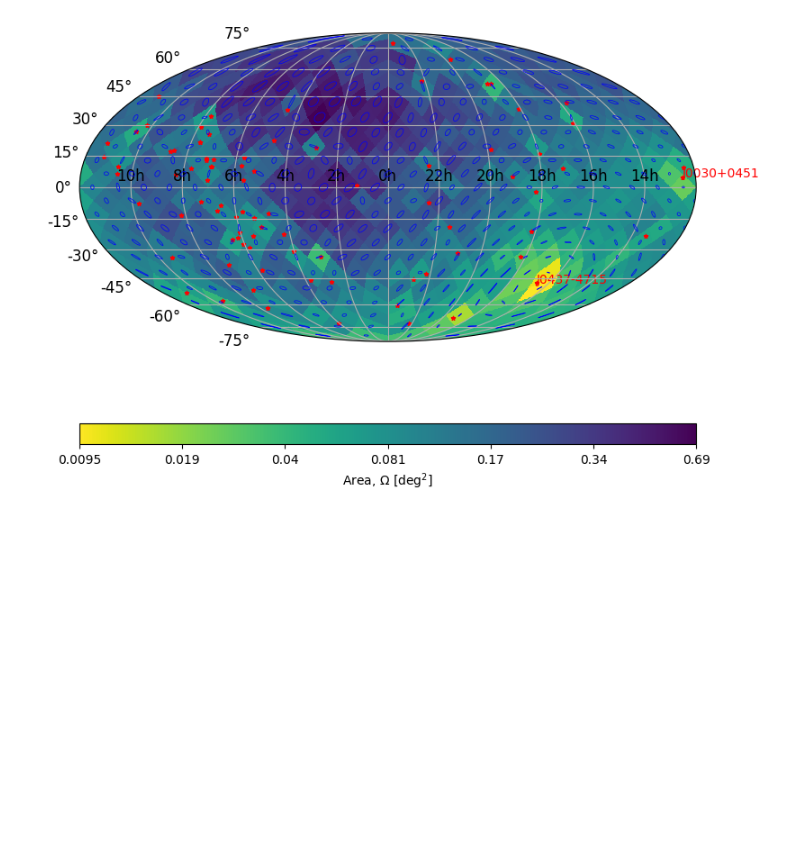
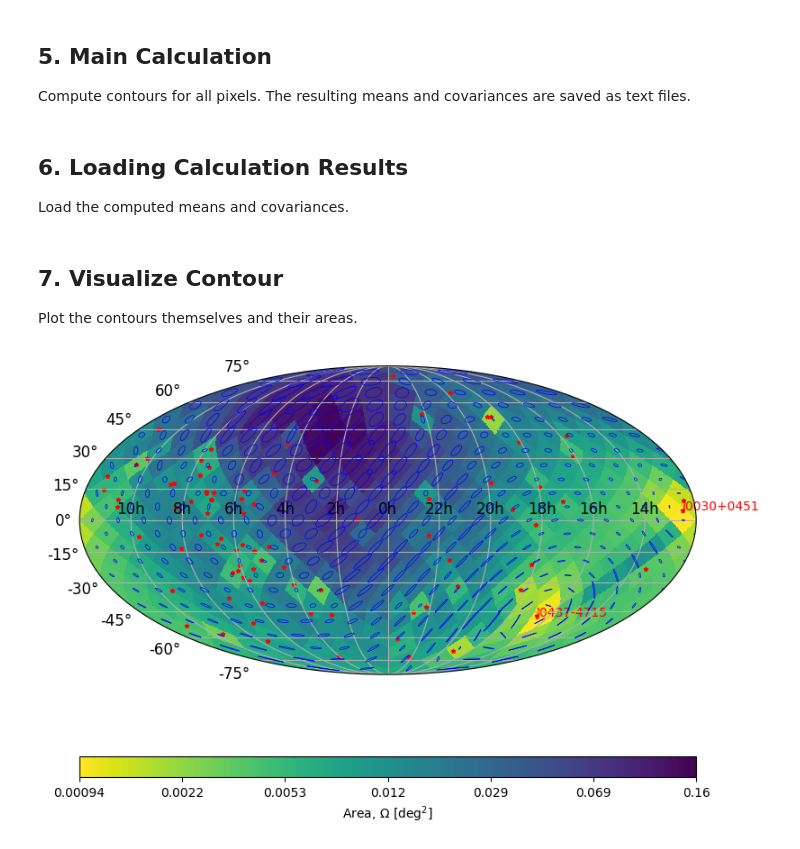
Before and after one commit to rkatophys/contour-calculation, a Jupyter notebook: contour_calculation.ipynb, the cells around one changed output. Drawn from its saved outputs; the diff is of its cells as text; code cells hidden in the pictures; blank space fills up the shorter version.

```diff
--- a/contour_calculation.ipynb
+++ b/contour_calculation.ipynb
@@ -35,4 +67,7 @@ fatal: destination path 'contourcalc' already exists and is not an empty directo
 # %%
+%load_ext autoreload
+%autoreload 2
+
 import os
 os.environ["JAX_ENABLE_X64"] = "True"
 import ast
@@ -45,7 +80,10 @@ from matplotlib.patches import Ellipse
 import joblib
 from healpy.newvisufunc import projview, newprojplot
 from copy import copy
-
+import itertools
+import arviz as az
+import mpmath
+mpmath.mp.dps = 1000
 import jax
 import jax.numpy as jnp
 import inspect
@@ -138,3 +188,15 @@ folder = "cov_mean"      # Output folder name
+# %%
+# Set GW source parameters for the current pixel (angnum)
+params_dict = {
+    "gwtheta": thetas,  # GW source polar angle
+    "gwphi": phis,      # GW source azimuthal angle
+    "inc": 1.0,                 # inclination angle cosine
+    "log10_mc": 9.0,            # log10 of chirp mass
+    "log10_fgw": -8.0,          # log10 of GW frequency
+    "log10_dist": 2.0,          # log10 of distance to GW source
+    "phase0": 1.0,              # initial GW phase
+    "psi": 1.0,                 # polarization angle
+}
 # %%
 # Set default distance to 1.0 kpc and distance uncertainty to 0.1 kpc for all pulsars
 pdists_dict = {
@@ -187 +249,4 @@ psrs = np.array(psrs_list)
+# %% [markdown]
+## 5. Main Calculation
+Compute contours for all pixels. The resulting means and covariances are saved as text files.
 # %%
@@ -195,4 +258,7 @@ result = joblib.Parallel(n_jobs=1, prefer="threads")(
 )
+# %% [markdown]
+## 6. Loading Calculation Results
+Load the computed means and covariances.
 # %%
 means = []  # List to store mean vectors loaded from files
 covs = []   # List to store covariance matrices loaded from files
@@ -205,30 +271,44 @@ for i in range(len(phis)):
 
     means.append(mean)  # Append loaded mean to the list
     covs.append(cov)    # Append loaded covariance to the list
+# %% [markdown]
+## 7. Visualize Contour
+Plot the contours themselves and their areas.
 # %%
-prob_area = 0.68  # Probability for 68% confidence region
-prob_contour = 1.0 - 10.0**-15.0  # Nearly 100% probability for contour plotting
+prob_area = mpmath.mpf("0.68")  # Probability for 68% confidence region
+prob_contour = mpmath.mpf("1.0")-mpmath.mpf("1e-200")  # Nearly 100% probability for contour plotting
 
 # Create a name of ra axis
 time24s = 2 * (np.arange(12))[::-1]
 timeh = np.roll([f"{str(time24)}h" for time24 in time24s], -5)[1:]
 
+# List of all variable names (GW parameters + pulsar distances)
+allvar = np.array(list(params_dict.keys()) + list(pdists_dict.keys()))
+
 fig, ax = plt.subplots(figsize=[8, 16], rasterized=True, layout='constrained')
 
 ellipses_list = []
 areas_list = []
+for i in range(len(phis)):
+    var1, var2 = "gwphi", "gwtheta" # Variables on x-axis and y-axis
 
-for i in range(len(phis)):
-    mean = means[i][:2][::-1]  # (phi, theta)
-    cov = covs[i][:2][::-1, ::-1]  # ((phi, theta), (phi, theta))
-    phi = mean[0]
-    theta = mean[1]
+    # Extract the relevant 2D section of the mean and covariance matrix
+    mask = (allvar == str(var1)) | (allvar == str(var2))
+    mean2d = means[i][mask]
+    cov2d = covs[i][mask][:, mask]
+
+    # Reverse the order of the mean and variance if they do not match the order of var1 and var2.
+    if np.all(np.where(allvar == str(var1)) > np.where(allvar == str(var2))):
+        mean2d = mean2d[::-1]
+        cov2d = cov2d[::-1, ::-1]
+
+    phi, theta = mean2d
 
     # Rotate angles for plotting
     rotphi, rottheta = pta_contour.ang_rot(phi, theta)
 
     # Perform SVD on covariance to get ellipse orientation and size
-    width, height, angle = pta_contour.get_ellipse_params_from_cov(cov)
+    width, height, angle = pta_contour.get_ellipse_params_from_cov(cov2d)
 
     # Create ellipse for the probability contour
     ellipse = Ellipse(
@@ -292,33 +372,33 @@ cbar.set_label(label=r"Area, $\Omega$ $[{\rm deg}^2]$", size=10)
 # Add ellipses to plot
 ax = plt.gca()
 for ellipse in ellipses_list:
-    ax.add_artist(ellipse)
+    ax.add_patch(ellipse)
 
 # Plot pulsar positions with red stars
 for psr in psrs:
     pphi = psr.pixels[1]
     ptheta = psr.pixels[0]
     rotpphi, rotptheta = pta_contour.ang_rot(pphi, ptheta)
     ax.scatter(
         rotpphi,
         rotptheta,
         marker="*",
         facecolor="red",
         edgecolors="red",
         s=10,
         zorder=1.0,
     )
     # Display names for specific pulsars
     if psr.name in ["J0437-4715", "J0030+0451"]:
         ax.text(
             rotpphi,
             rotptheta,
             psr.name,
             size=10,
             color="red",
             zorder=1.0,
         )
 
 plt.show()
 # %% [output]
-[figure, old version]
+[figure, new version]
```
Also changed, not shown: parts of 22 cells of this notebook.
